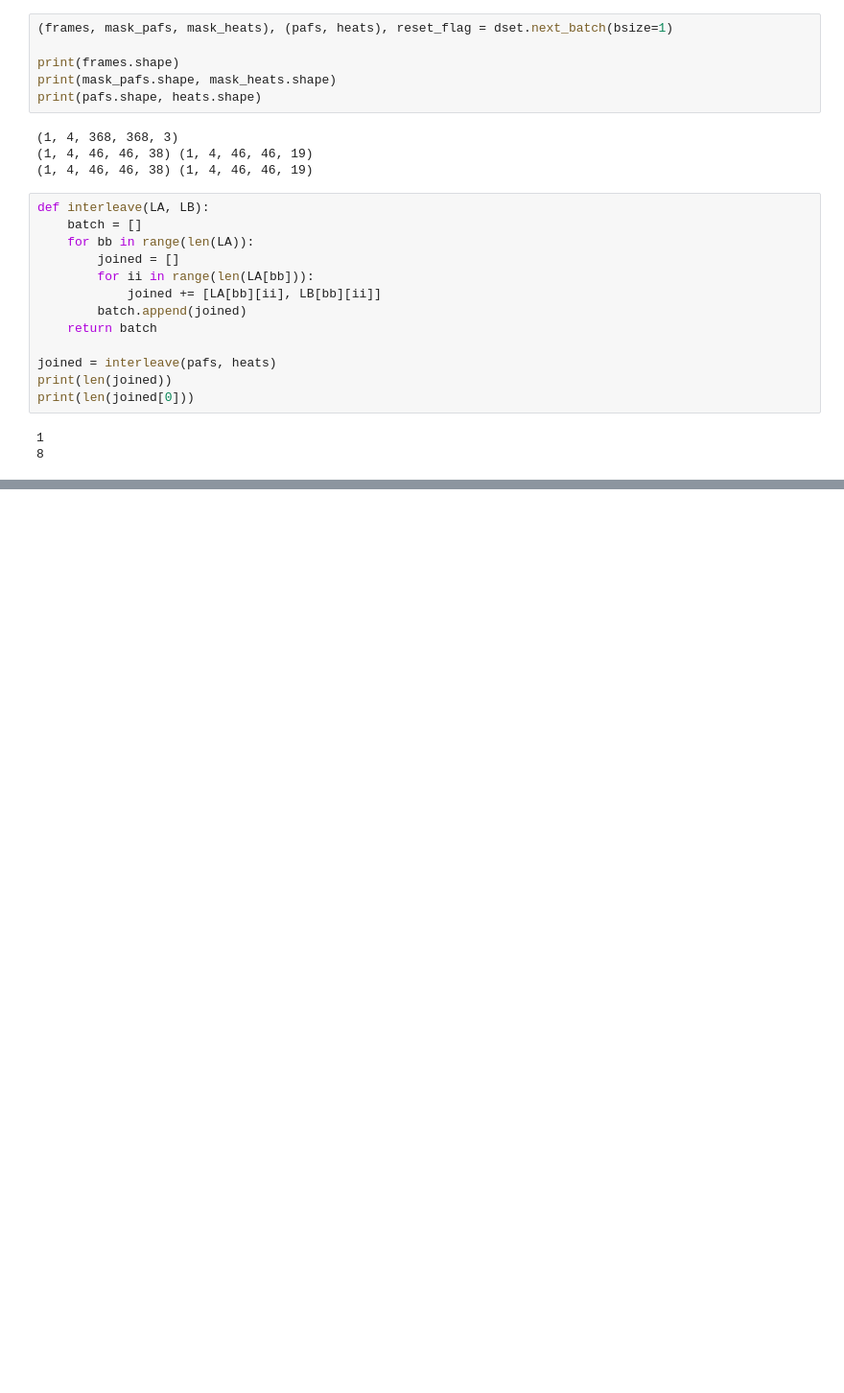
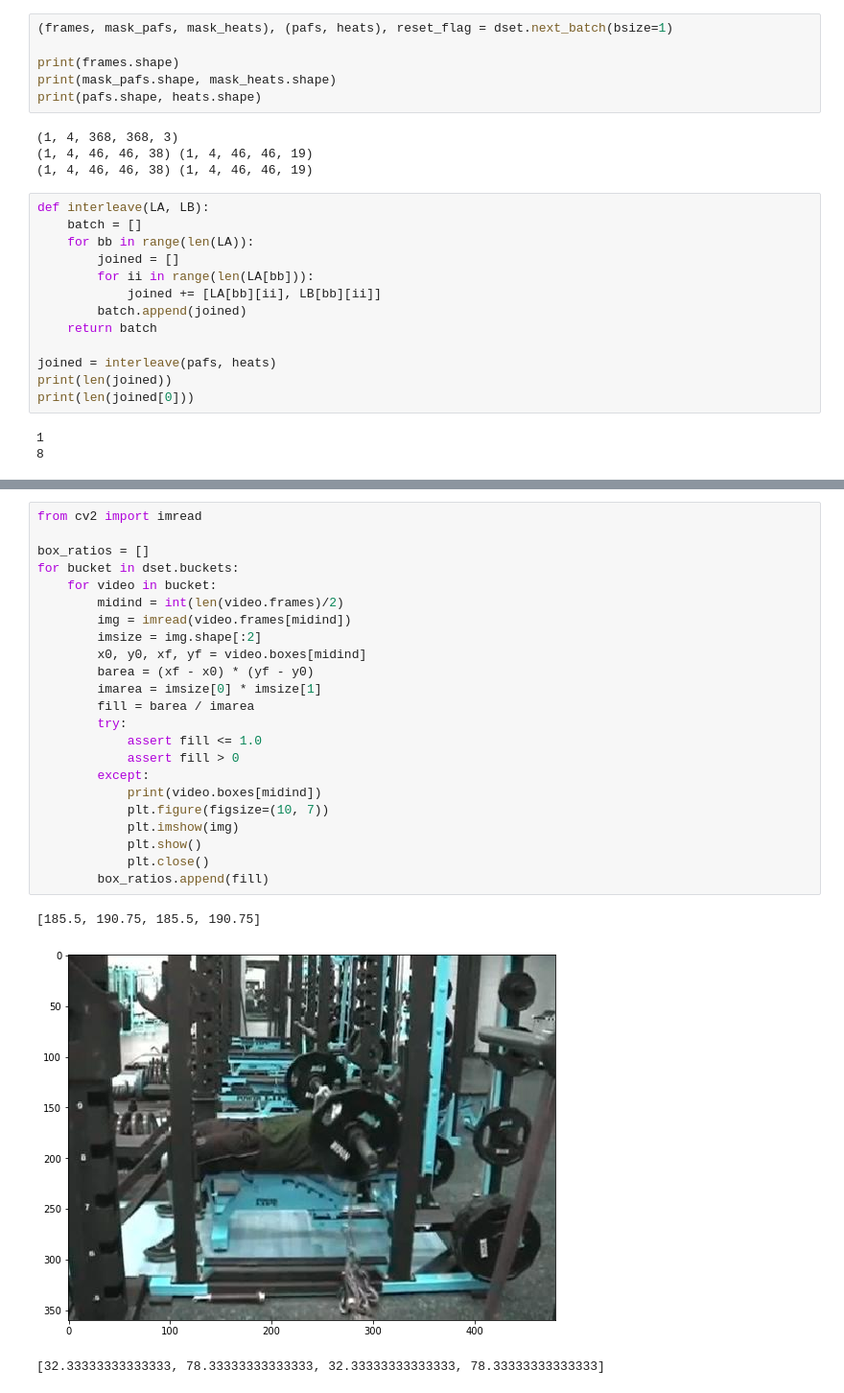
Before and after one commit to ul1994/lstm_tests, a Jupyter notebook: PreviewPenn.ipynb, the cells around one changed output, grey strips where cells are left out. Shown at 96% size. Cells and saved outputs as stored; diff of their text form; blank space fills up the shorter version.

```diff
--- a/PreviewPenn.ipynb
+++ b/PreviewPenn.ipynb
@@ -119,0 +128,27 @@ for ii in range(maxiter):
+# %%
+from cv2 import imread
+
+box_ratios = []
+for bucket in dset.buckets:
+    for video in bucket:
+        midind = int(len(video.frames)/2)
+        img = imread(video.frames[midind])
+        imsize = img.shape[:2]
+        x0, y0, xf, yf = video.boxes[midind]
+        barea = (xf - x0) * (yf - y0)
+        imarea = imsize[0] * imsize[1]
+        fill = barea / imarea
+        try:
+            assert fill <= 1.0
+            assert fill > 0
+        except:
+            print(video.boxes[midind])
+            plt.figure(figsize=(10, 7))
+            plt.imshow(img)
+            plt.show()
+            plt.close()
+        box_ratios.append(fill)
+# %% [output]
+[185.5, 190.75, 185.5, 190.75]
+[figure, added]
+[32.33333333333333, 78.33333333333333, 32.33333333333333, 78.33333333333333]
```
Also changed, not shown: parts of 8 cells of this notebook, 3 other files.
